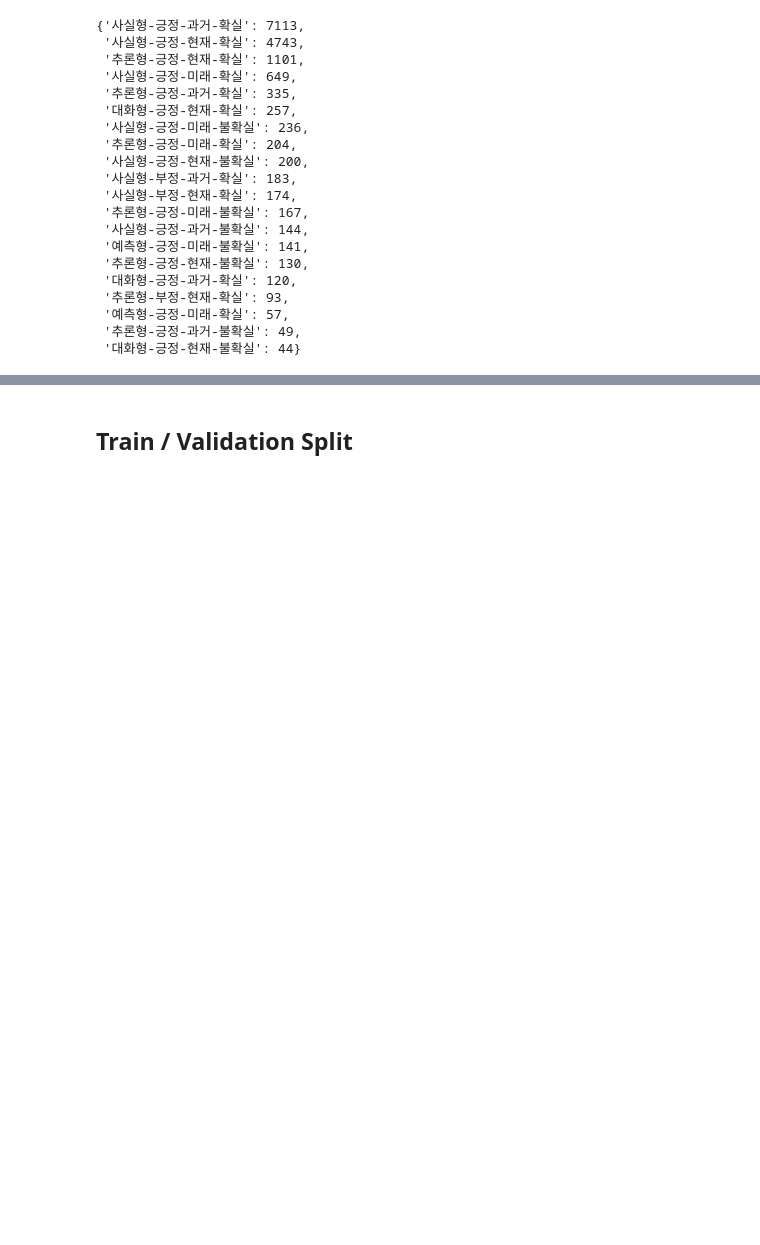
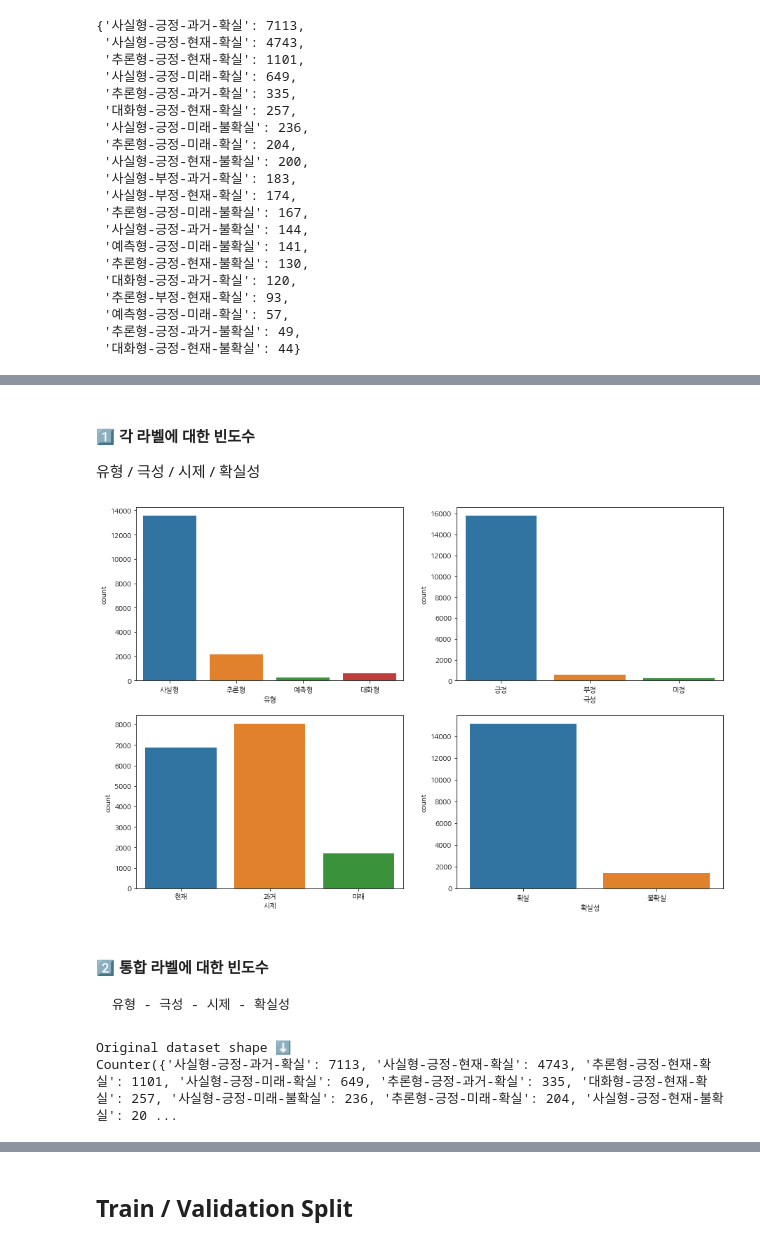
Before and after one commit to seul1230/2022_likelion, a Jupyter notebook: [NLP] sentence_category/seul_sentence_category.ipynb, the cells around one changed output, grey strips where cells are left out. Cells and saved outputs as stored; diff of their text form; code cells hidden in the pictures; blank space fills up the shorter version.

````diff
--- a/[NLP] sentence_category/seul_sentence_category.ipynb
+++ b/[NLP] sentence_category/seul_sentence_category.ipynb
@@ -194,0 +277,8 @@ sns.barplot(y = list(counter.keys()), x = list(counter.values()));
+# %%
+from pororo import Pororo
+mt = Pororo(task="translation", lang="multi")
+
+def back_trans_pororo(original_text, lang='en'):
+    text_to_lang = mt(original_text, src="ko", tgt=lang)
+    new_text = mt(text_to_lang, src=lang, tgt="ko")
+    return new_text
@@ -194,0 +287,10 @@ sns.barplot(y = list(counter.keys()), x = list(counter.values()));
+# %%
+tmp_data = data.copy()
+us_train = tmp_data[~(tmp_data['유형'].isin(['사실형'])) &
+                   (~tmp_data['극성'].isin(['긍정'])) &
+                   (~tmp_data['시제'].isin(['현재'])) &
+                   (~tmp_data['확실성'].isin(['확실']))]
+# %%
+lang = 'en'
+pororo_up = us_train.copy()
+pororo_up['문장'] = us_train['문장'].progress_apply(lambda x: back_trans_pororo(x, lang=lang))
@@ -194,0 +313,2 @@ sns.barplot(y = list(counter.keys()), x = list(counter.values()));
+# %%
+df = pd.concat([data, pororo_up], axis=0)
@@ -194,0 +326,27 @@ sns.barplot(y = list(counter.keys()), x = list(counter.values()));
+# %% [markdown]
+#### 1️⃣ 각 라벨에 대한 빈도수
+
+유형 / 극성 / 시제 / 확실성
+# %%
+fig, axes = plt.subplots(ncols = 2, nrows = 2, figsize = (15, 10))
+sns.countplot(data = df, x = '유형', ax = axes[0][0]);
+sns.countplot(data = df, x = '극성', ax = axes[0][1]);
+sns.countplot(data = df, x = '시제', ax = axes[1][0]);
+sns.countplot(data = df, x = '확실성', ax = axes[1][1]);
+# %% [output]
+[figure, added]
+# %% [markdown]
+#### 2️⃣ 통합 라벨에 대한 빈도수
+
+
+
+```
+유형 - 극성 - 시제 - 확실성
+```
+# %%
+from collections import Counter
+print('Original dataset shape ⬇️')
+print(Counter(df["label"]))
+# %% [output]
+Original dataset shape ⬇️
+Counter({'사실형-긍정-과거-확실': 7113, '사실형-긍정-현재-확실': 4743, '추론형-긍정-현재-확실': 1101, '사실형-긍정-미래-확실': 649, '추론형-긍정-과거-확실': 335, '대화형-긍정-현재-확실': 257, '사실형-긍정-미래-불확실': 236, '추론형-긍정-미래-확실': 204, '사실형-긍정-현재-불확실': 20 ...
````
Also changed, not shown: parts of 37 cells of this notebook, 1 other file.
